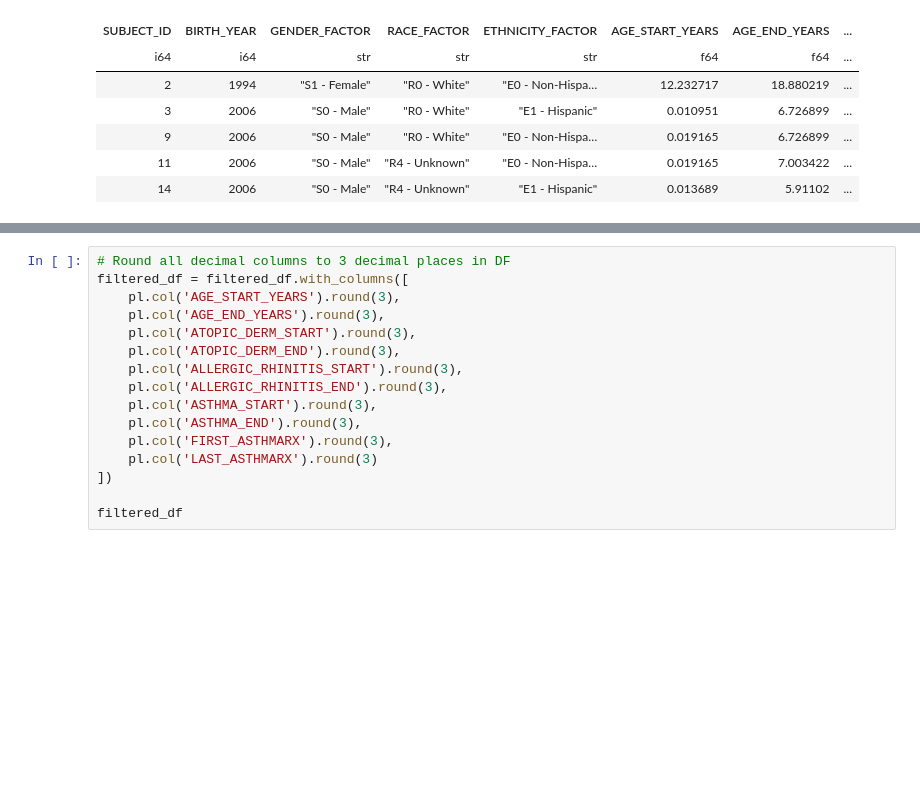
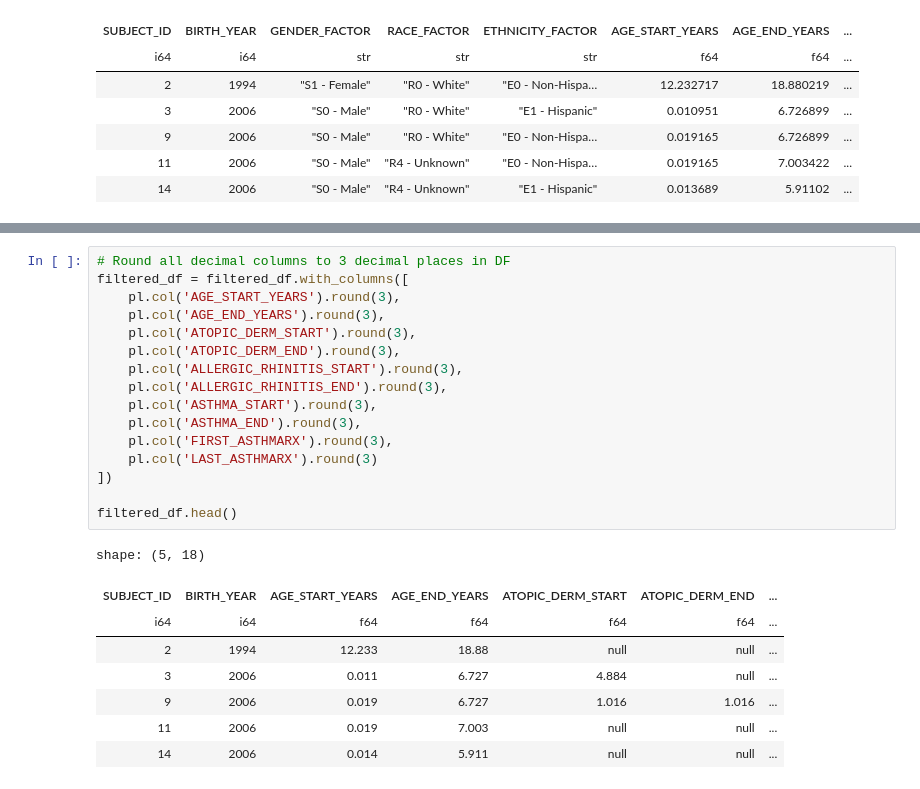
Before and after one commit to deuce-shaw/Project3, a Jupyter notebook: Project3Primary.ipynb, the cells around one changed output, grey strips where cells are left out. Drawn from its saved outputs; the diff is of its cells as text; blank space fills up the shorter version.

```diff
--- a/Project3Primary.ipynb
+++ b/Project3Primary.ipynb
@@ -139,19 +166,28 @@ filtered_df.head()
 # %%
 # Round all decimal columns to 3 decimal places in DF
 filtered_df = filtered_df.with_columns([
     pl.col('AGE_START_YEARS').round(3),
     pl.col('AGE_END_YEARS').round(3),
     pl.col('ATOPIC_DERM_START').round(3),
     pl.col('ATOPIC_DERM_END').round(3),
     pl.col('ALLERGIC_RHINITIS_START').round(3),
     pl.col('ALLERGIC_RHINITIS_END').round(3),
     pl.col('ASTHMA_START').round(3),
     pl.col('ASTHMA_END').round(3),
     pl.col('FIRST_ASTHMARX').round(3),
     pl.col('LAST_ASTHMARX').round(3)
 ])
 
-filtered_df
+filtered_df.head()
+# %% [output]
+shape: (5, 18)
+| SUBJECT_ID | BIRTH_YEAR | AGE_START_YEARS | AGE_END_YEARS | ATOPIC_DERM_START | ATOPIC_DERM_END | ... |
+| i64 | i64 | f64 | f64 | f64 | f64 | ... |
+| 2 | 1994 | 12.233 | 18.88 | null | null | ... |
+| 3 | 2006 | 0.011 | 6.727 | 4.884 | null | ... |
+| 9 | 2006 | 0.019 | 6.727 | 1.016 | 1.016 | ... |
+| 11 | 2006 | 0.019 | 7.003 | null | null | ... |
+| 14 | 2006 | 0.014 | 5.911 | null | null | ... |
 # %%
 # Create a dataframe containing: RACE_ID and RACE
 race_df = filtered_df.select(pl.col('RACE_ID', 'RACE').unique())
```
Also changed, not shown: parts of 10 cells of this notebook, 5 other files.
